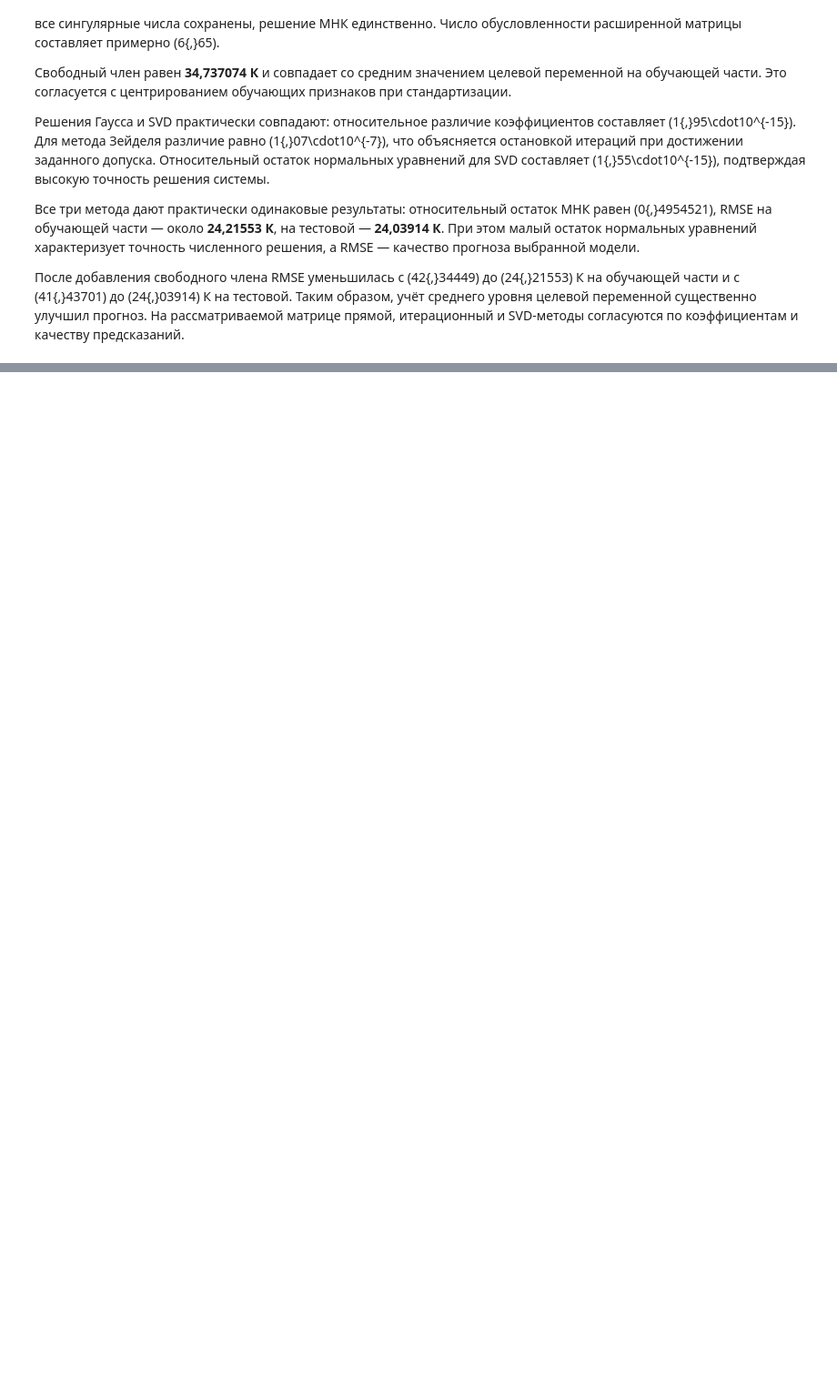
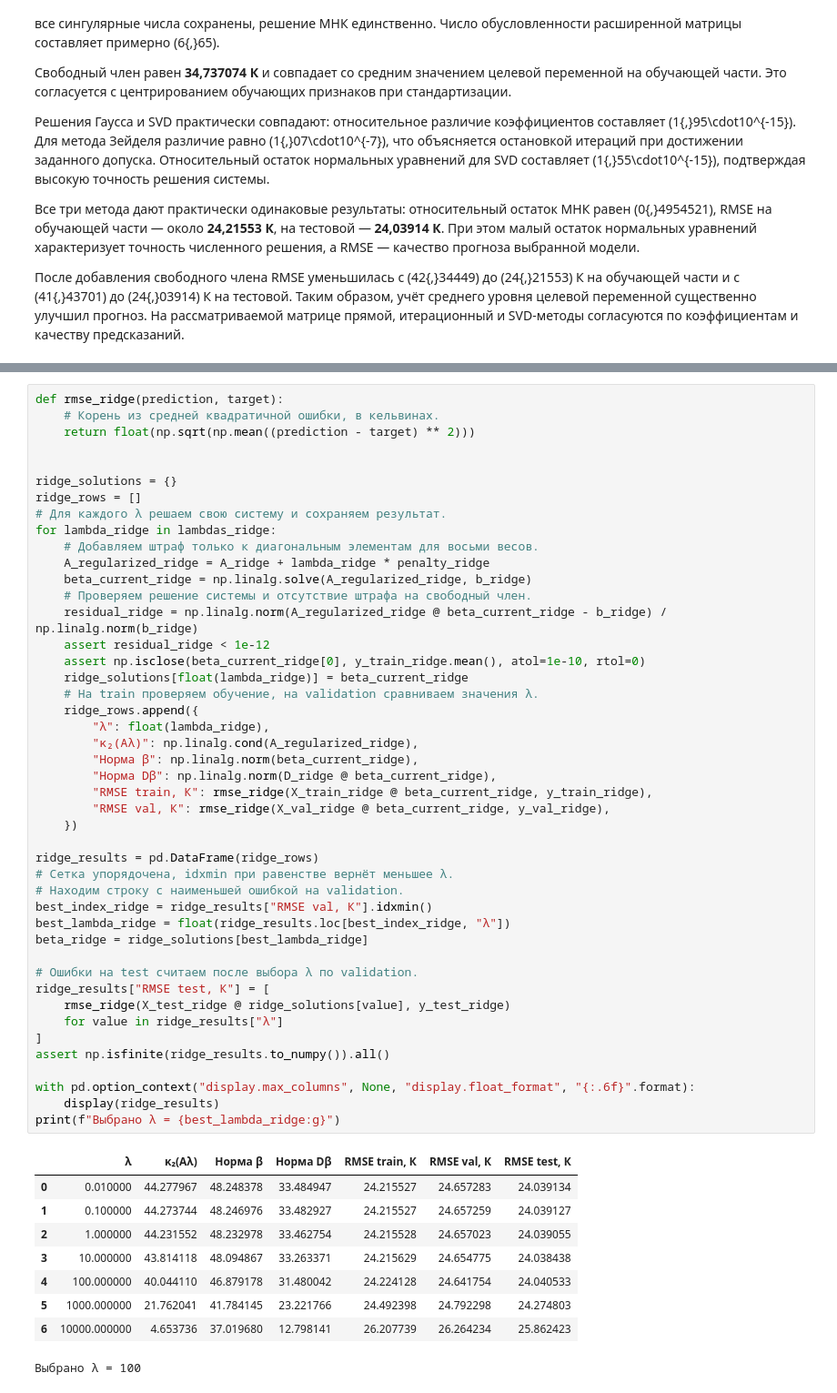
Before and after one commit to aibryanov/MOMO_labs, a Jupyter notebook: lab_1/lab_1.ipynb, the cells around one changed output, grey strips where cells are left out. Shown at 91% size. Drawn from its saved outputs; the diff is of its cells as text; blank space fills up the shorter version.

Commit message:
feat: add solution for 1.4.7 section & explanations for 1.4.3 and 1.4.7

```diff
--- a/lab_1/lab_1.ipynb
+++ b/lab_1/lab_1.ipynb
@@ -1072,0 +1450,55 @@ with pd.option_context(
+# %%
+def rmse_ridge(prediction, target):
+    # Корень из средней квадратичной ошибки, в кельвинах.
+    return float(np.sqrt(np.mean((prediction - target) ** 2)))
+
+
+ridge_solutions = {}
+ridge_rows = []
+# Для каждого λ решаем свою систему и сохраняем результат.
+for lambda_ridge in lambdas_ridge:
+    # Добавляем штраф только к диагональным элементам для восьми весов.
+    A_regularized_ridge = A_ridge + lambda_ridge * penalty_ridge
+    beta_current_ridge = np.linalg.solve(A_regularized_ridge, b_ridge)
+    # Проверяем решение системы и отсутствие штрафа на свободный член.
+    residual_ridge = np.linalg.norm(A_regularized_ridge @ beta_current_ridge - b_ridge) / np.linalg.norm(b_ridge)
+    assert residual_ridge < 1e-12
+    assert np.isclose(beta_current_ridge[0], y_train_ridge.mean(), atol=1e-10, rtol=0)
+    ridge_solutions[float(lambda_ridge)] = beta_current_ridge
+    # На train проверяем обучение, на validation сравниваем значения λ.
+    ridge_rows.append({
+        "λ": float(lambda_ridge),
+        "κ₂(Aλ)": np.linalg.cond(A_regularized_ridge),
+        "Норма β": np.linalg.norm(beta_current_ridge),
+        "Норма Dβ": np.linalg.norm(D_ridge @ beta_current_ridge),
+        "RMSE train, К": rmse_ridge(X_train_ridge @ beta_current_ridge, y_train_ridge),
+        "RMSE val, К": rmse_ridge(X_val_ridge @ beta_current_ridge, y_val_ridge),
+    })
+
+ridge_results = pd.DataFrame(ridge_rows)
+# Сетка упорядочена, idxmin при равенстве вернёт меньшее λ.
+# Находим строку с наименьшей ошибкой на validation.
+best_index_ridge = ridge_results["RMSE val, К"].idxmin()
+best_lambda_ridge = float(ridge_results.loc[best_index_ridge, "λ"])
+beta_ridge = ridge_solutions[best_lambda_ridge]
+
+# Ошибки на test считаем после выбора λ по validation.
+ridge_results["RMSE test, К"] = [
+    rmse_ridge(X_test_ridge @ ridge_solutions[value], y_test_ridge)
+    for value in ridge_results["λ"]
+]
+assert np.isfinite(ridge_results.to_numpy()).all()
+
+with pd.option_context("display.max_columns", None, "display.float_format", "{:.6f}".format):
+    display(ridge_results)
+print(f"Выбрано λ = {best_lambda_ridge:g}")
+# %% [output]
+|  | λ | κ₂(Aλ) | Норма β | Норма Dβ | RMSE train, К | RMSE val, К | RMSE test, К |
+| 0 | 0.010000 | 44.277967 | 48.248378 | 33.484947 | 24.215527 | 24.657283 | 24.039134 |
+| 1 | 0.100000 | 44.273744 | 48.246976 | 33.482927 | 24.215527 | 24.657259 | 24.039127 |
+| 2 | 1.000000 | 44.231552 | 48.232978 | 33.462754 | 24.215528 | 24.657023 | 24.039055 |
+| 3 | 10.000000 | 43.814118 | 48.094867 | 33.263371 | 24.215629 | 24.654775 | 24.038438 |
+| 4 | 100.000000 | 40.044110 | 46.879178 | 31.480042 | 24.224128 | 24.641754 | 24.040533 |
+| 5 | 1000.000000 | 21.762041 | 41.784145 | 23.221766 | 24.492398 | 24.792298 | 24.274803 |
+| 6 | 10000.000000 | 4.653736 | 37.019680 | 12.798141 | 26.207739 | 26.264234 | 25.862423 |
+Выбрано λ = 100
```
Also changed, not shown: parts of 33 cells of this notebook.
